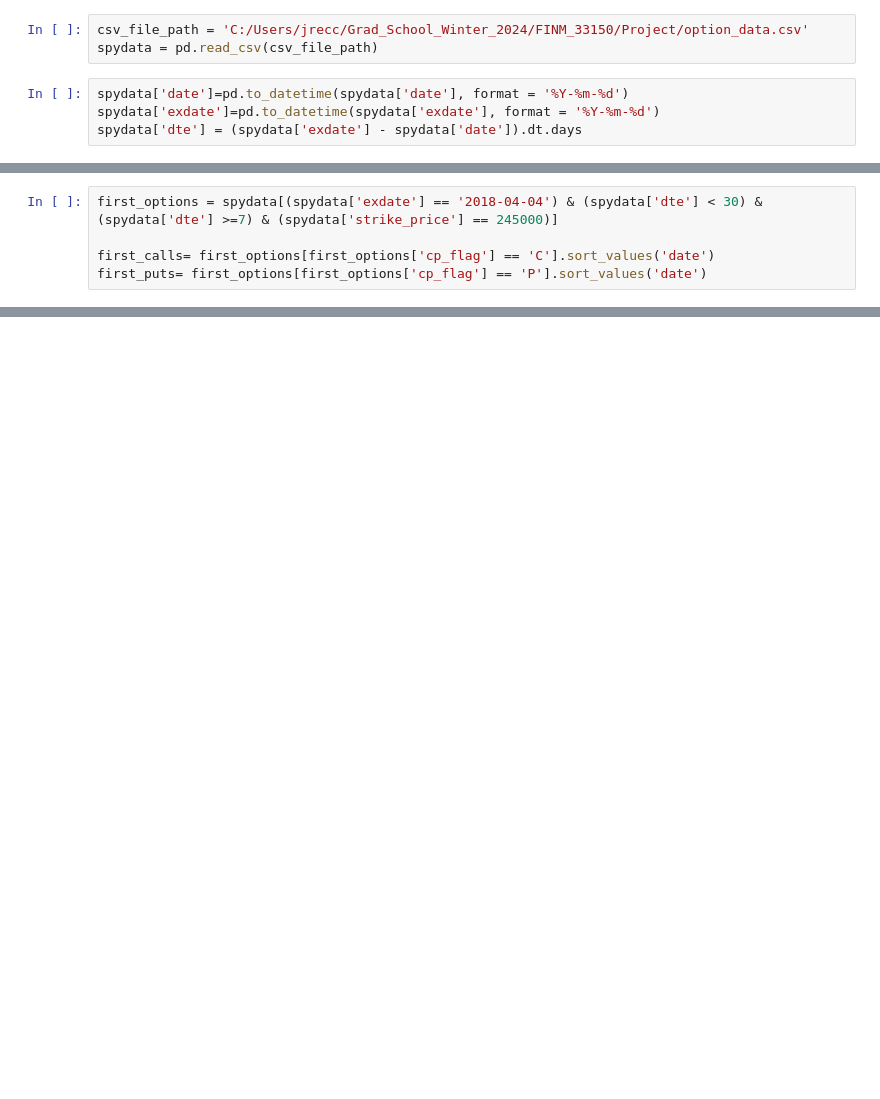
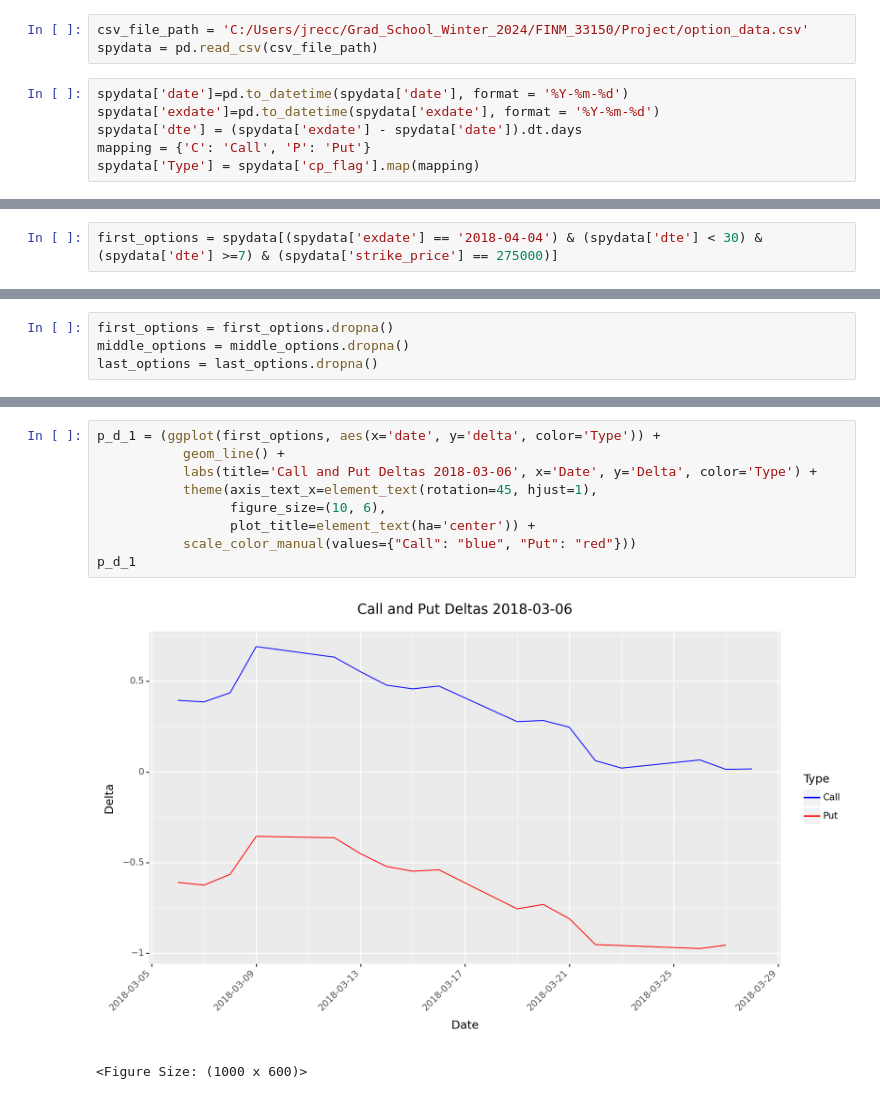
Before and after one commit to jyfinm/QTS_Final_Project, a Jupyter notebook: generate_indiv_graphs.ipynb, the cells around one changed output, grey strips where cells are left out. Cells and saved outputs as stored; diff of their text form; blank space fills up the shorter version.

```diff
--- a/generate_indiv_graphs.ipynb
+++ b/generate_indiv_graphs.ipynb
@@ -77,3 +66,5 @@ spydata = pd.read_csv(csv_file_path)
 spydata['date']=pd.to_datetime(spydata['date'], format = '%Y-%m-%d')
 spydata['exdate']=pd.to_datetime(spydata['exdate'], format = '%Y-%m-%d')
 spydata['dte'] = (spydata['exdate'] - spydata['date']).dt.days
+mapping = {'C': 'Call', 'P': 'Put'}
+spydata['Type'] = spydata['cp_flag'].map(mapping)
@@ -80,6 +82,3 @@ spydata['dte'] = (spydata['exdate'] - spydata['date']).dt.days
 # %%
-first_options = spydata[(spydata['exdate'] == '2018-04-04') & (spydata['dte'] < 30) & (spydata['dte'] >=7) & (spydata['strike_price'] == 245000)]
-
-first_calls= first_options[first_options['cp_flag'] == 'C'].sort_values('date')
-first_puts= first_options[first_options['cp_flag'] == 'P'].sort_values('date')
+first_options = spydata[(spydata['exdate'] == '2018-04-04') & (spydata['dte'] < 30) & (spydata['dte'] >=7) & (spydata['strike_price'] == 275000)]
 # %%
@@ -173,0 +88,4 @@ plt.show()
+# %%
+first_options = first_options.dropna()
+middle_options = middle_options.dropna()
+last_options = last_options.dropna()
@@ -173,0 +98,12 @@ plt.show()
+# %%
+p_d_1 = (ggplot(first_options, aes(x='date', y='delta', color='Type')) +
+           geom_line() +
+           labs(title='Call and Put Deltas 2018-03-06', x='Date', y='Delta', color='Type') +
+           theme(axis_text_x=element_text(rotation=45, hjust=1),
+                 figure_size=(10, 6),
+                 plot_title=element_text(ha='center')) +
+           scale_color_manual(values={"Call": "blue", "Put": "red"}))
+p_d_1
+# %% [output]
+[figure, added]
+<Figure Size: (1000 x 600)>
```
Also changed, not shown: parts of 21 cells of this notebook.
